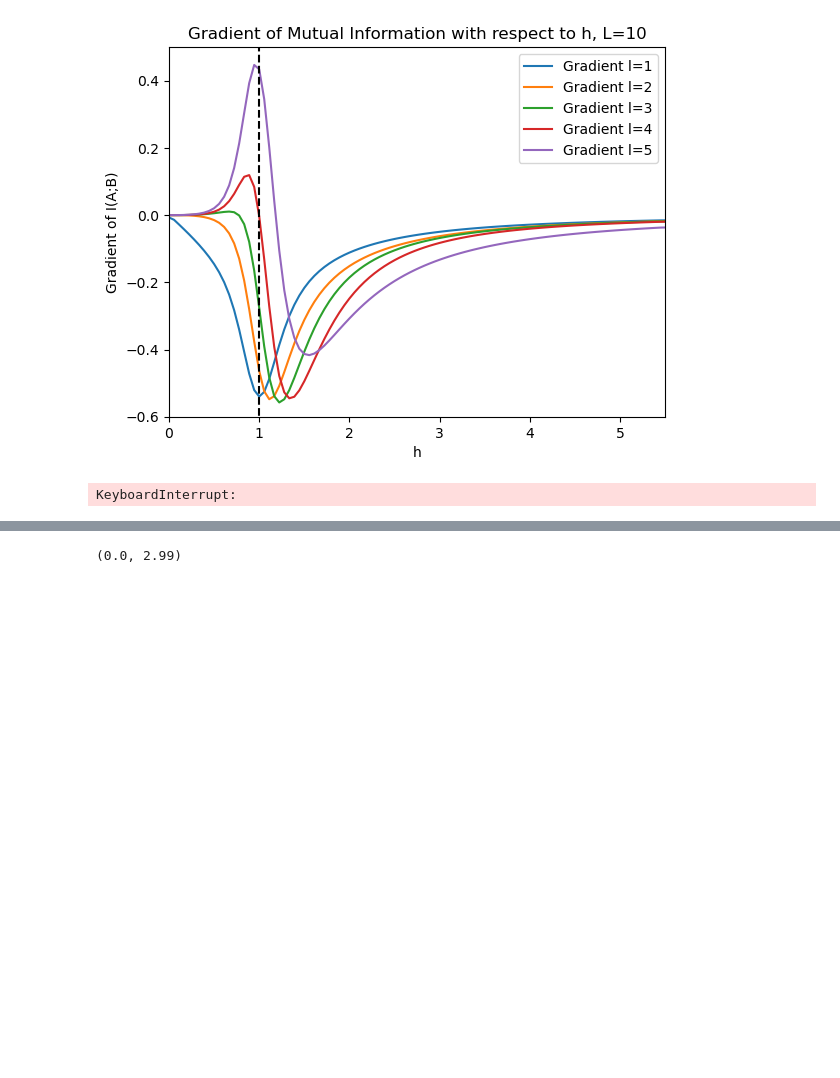
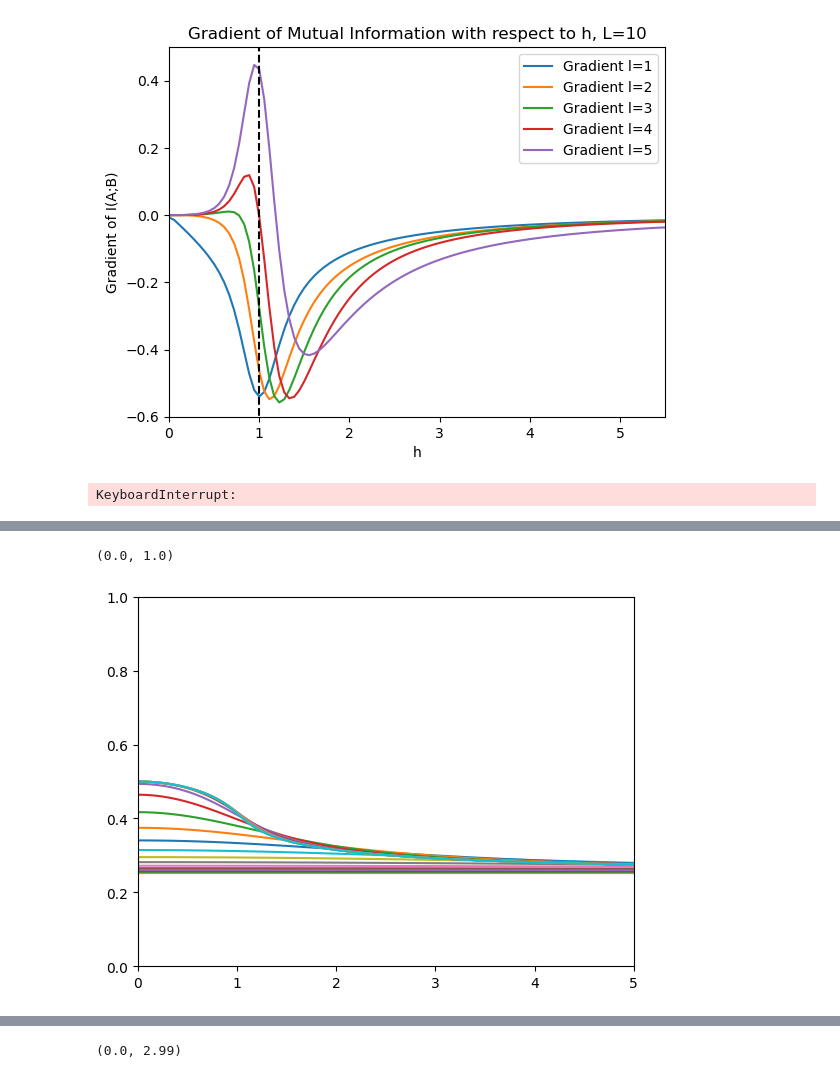
Before and after one commit to KristianMunnikhuis/subsystem_loschmidt_echo, a Jupyter notebook: scripts/mutual_info/exact_diag/gibbs_ED.ipynb, the cells around one changed output, grey strips where cells are left out. Cells and saved outputs as stored; diff of their text form; code cells hidden in the pictures; blank space fills up the shorter version.

```diff
--- a/scripts/mutual_info/exact_diag/gibbs_ED.ipynb
+++ b/scripts/mutual_info/exact_diag/gibbs_ED.ipynb
@@ -315,5 +323,10 @@ OP10 = Projectors[n_10-1]
 # %%
-# for i in range(0,len(h_i),25):
-#     plt.plot(betas,data3[i],label= f"{h_i[i]}"[0:3])
-# plt.legend()
+for dat in range(len(betas)):
+    plt.plot(h_i,data[dat],label = betas[dat])
+plt.xlim(h_i[0],h_i[-1])
+#plt.legend()
+plt.ylim(0,1)
+# %% [output]
+(0.0, 1.0)
+[figure, added]
 # %%
```
Also changed, not shown: parts of 9 cells of this notebook, 9 other files.
